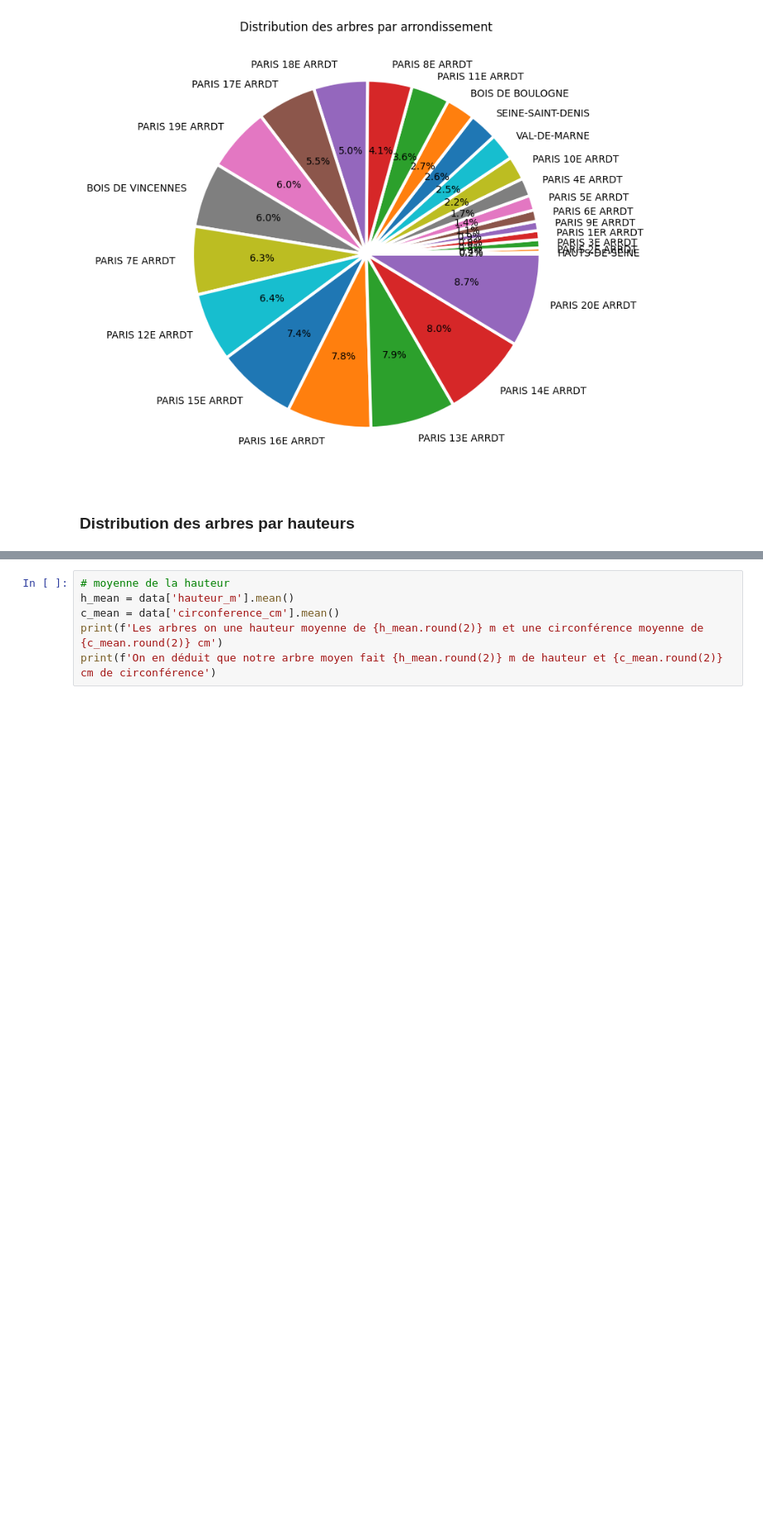
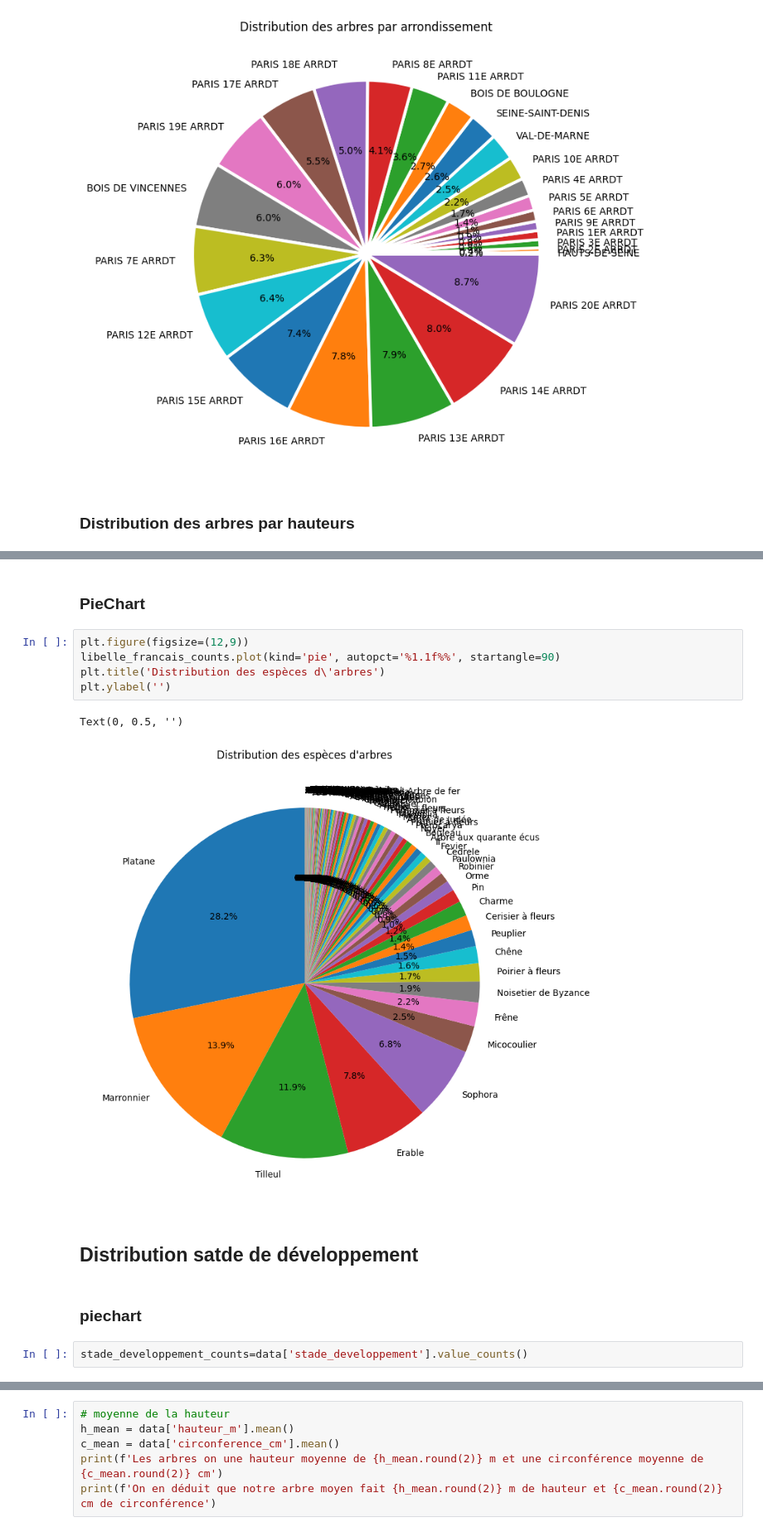
Before and after one commit to Belin27000/P2SmartCity, a Jupyter notebook: P2Tree.ipynb, the cells around one changed output, grey strips where cells are left out. Shown at 83% size. Drawn from its saved outputs; the diff is of its cells as text; blank space fills up the shorter version.

```diff
--- a/P2Tree.ipynb
+++ b/P2Tree.ipynb
@@ -494,0 +510,16 @@ Text(0, 0.5, "Nombre d'arbres")
+# %% [markdown]
+### PieChart
+# %%
+plt.figure(figsize=(12,9))
+libelle_francais_counts.plot(kind='pie', autopct='%1.1f%%', startangle=90)
+plt.title('Distribution des espèces d\'arbres')
+plt.ylabel('')
+# %% [output]
+Text(0, 0.5, '')
+[figure, added]
+# %% [markdown]
+## Distribution satde de développement
+# %% [markdown]
+### piechart
+# %%
+stade_developpement_counts=data['stade_developpement'].value_counts()
```
Also changed, not shown: parts of 7 cells of this notebook.
